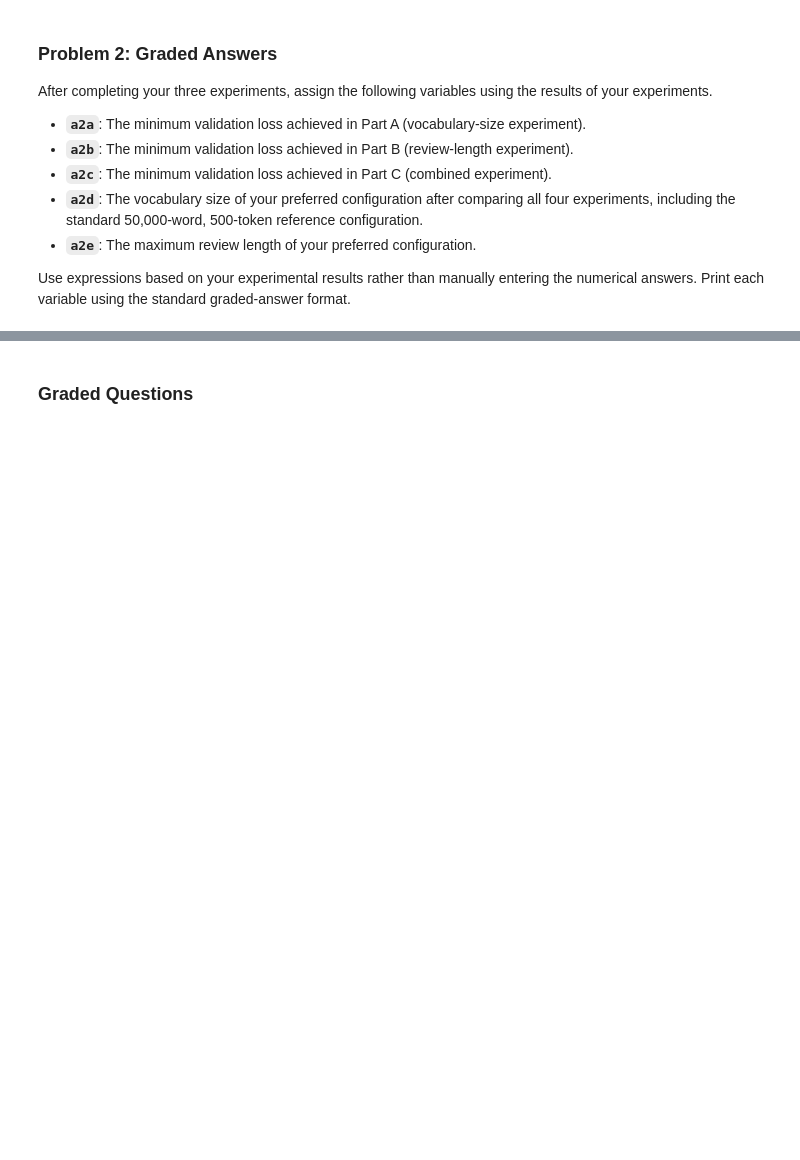
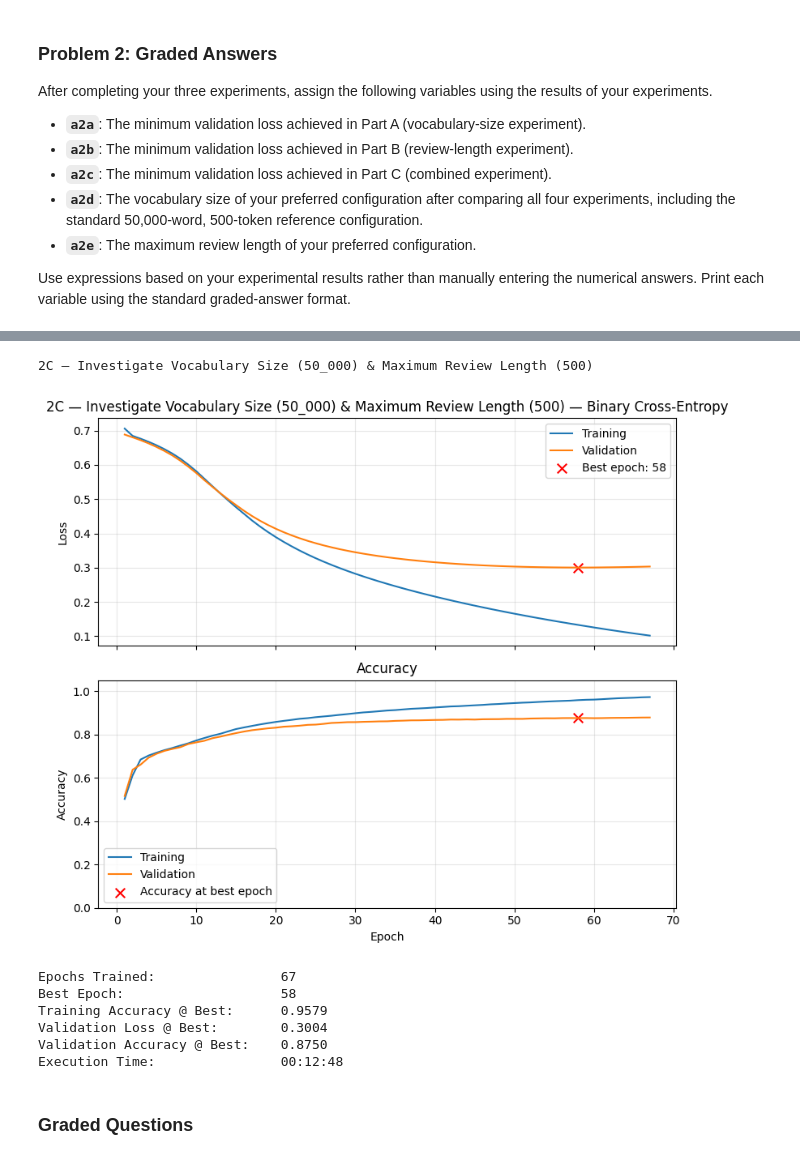
Before and after one commit to veniola/DX703-Assignments, a Jupyter notebook: Homework_07.ipynb, the cells around one changed output, grey strips where cells are left out. Saved outputs shown, nothing was run; the diff lists cells and outputs as text; code cells hidden in the pictures; blank space fills up the shorter version.

```diff
--- a/Homework_07.ipynb
+++ b/Homework_07.ipynb
@@ -1334,11 +1357,11 @@ TypeError: train_and_validate() got an unexpected keyword argument 'add_early_st
 # ===============================================================
 # Problem 2: Exploring Vocabulary Size and Maximum Review Length
 # ===============================================================
-# -----------------------------------------------------------------------
-# Part C: Combine Your Findings (vocabulary_size=, max_text_length=)
-# -----------------------------------------------------------------------
-training_vocabulary_size = x0_000
-max_text_length          = x00
+# ----------------------------------------------------------------------------
+# Part C: Combine Your Findings (vocabulary_size=50_000, max_text_length=500)
+# ----------------------------------------------------------------------------
+training_vocabulary_size = 50_000
+max_text_length          = 500
 
 embedding_dimension      = 100
 
@@ -1367,34 +1390,43 @@ X_train_2C = prepare_sequences(X_train_raw, training_vocabulary_size, max_text_l
 X_val_2C = prepare_sequences(X_val_raw, training_vocabulary_size, max_text_length)
 
 # Build model
 model_vocab_text_2C = Sequential([
     Input(shape=(max_text_length,), dtype="int32"),
 
     Embedding(
         input_dim=training_vocabulary_size,
         output_dim=embedding_dimension,
         weights=[embedding_matrix],
         mask_zero=True,          # exclude padding from pooling
         trainable=True          # unfreeze pretrained embeddings
     ),
 
     GlobalAveragePooling1D(),    # average word embeddings
     Dense(64, activation="relu"),   # added hidden dense layer
     Dense(1, activation="sigmoid")
 ])
 
 # Train model
 results_2C = train_and_validate(
     model_vocab_text_2C,
     X_train_2C, y_train,
     X_val_2C, y_val,
     epochs=100,
     optimizer="Adam",
     lr_schedule=1e-4,
     use_early_stopping=True,
     patience=10,
-    title="2C — Investigate Vocabulary Size (x0_000) & Maximum Review Length (x00)"
+    title="2C — Investigate Vocabulary Size (50_000) & Maximum Review Length (500)"
 )
+# %% [output]
+2C — Investigate Vocabulary Size (50_000) & Maximum Review Length (500)
+[figure, added]
+Epochs Trained:                67
+Best Epoch:                    58
+Training Accuracy @ Best:      0.9579
+Validation Loss @ Best:        0.3004
+Validation Accuracy @ Best:    0.8750
+Execution Time:                00:12:48
 # %% [markdown]
 ### Graded Questions
 # %%
```
Also changed, not shown: parts of 22 cells of this notebook.
